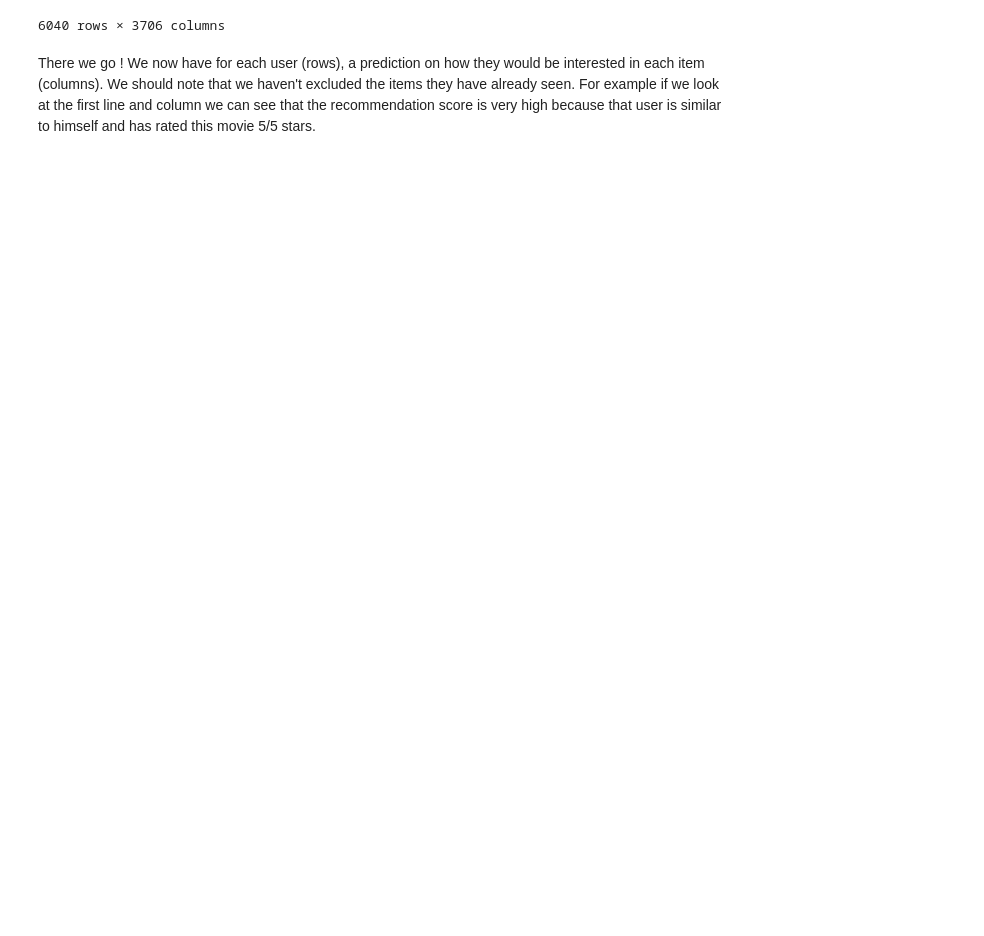
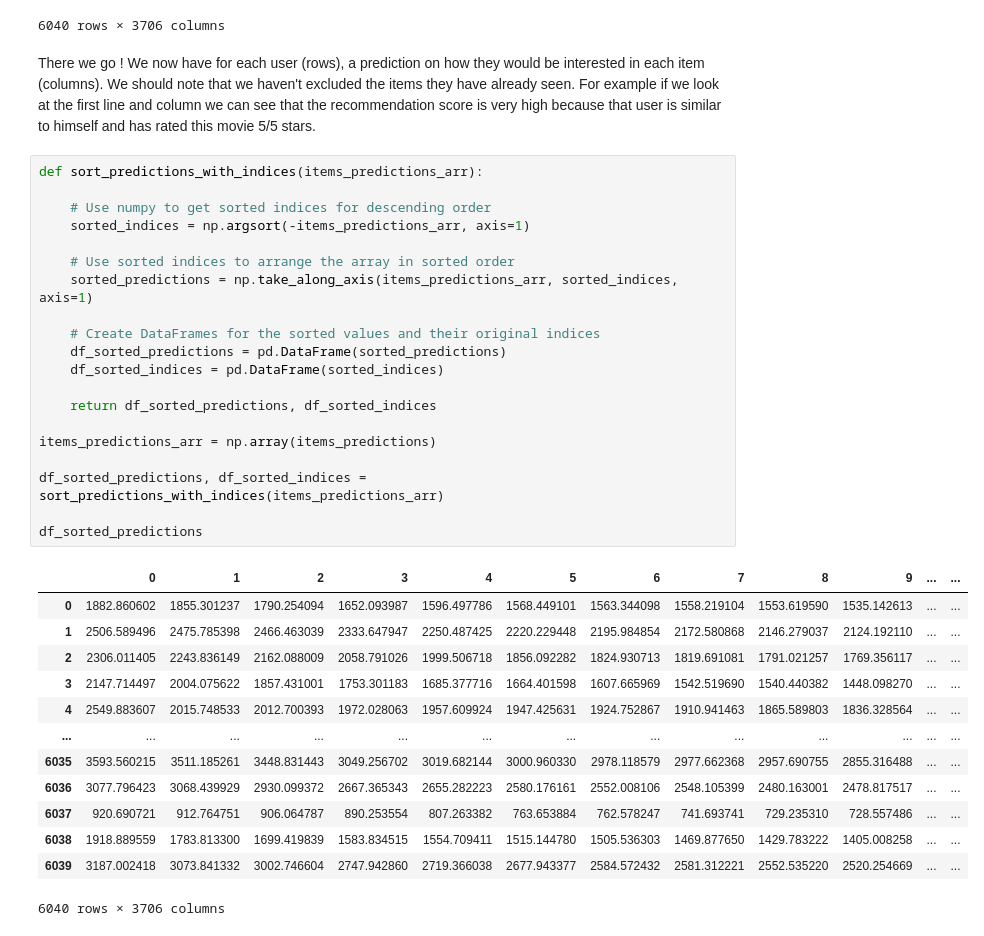
Before and after one commit to nelpats/stage-rs, a Jupyter notebook: notebooks/collaborative_filtering.ipynb, the cells around one changed output. Drawn from its saved outputs; the diff is of its cells as text; blank space fills up the shorter version.

```diff
--- a/notebooks/collaborative_filtering.ipynb
+++ b/notebooks/collaborative_filtering.ipynb
@@ -169,3 +175,37 @@ items_predictions
 6040 rows × 3706 columns
 # %% [markdown]
 There we go ! We now have for each user (rows), a prediction on how they would be interested in each item (columns). We should note that we haven't excluded the items they have already seen. For example if we look at the first line and column we can see that the recommendation score is very high because that user is similar to himself and has rated this movie 5/5 stars.
+# %%
+def sort_predictions_with_indices(items_predictions_arr):
+
+    # Use numpy to get sorted indices for descending order
+    sorted_indices = np.argsort(-items_predictions_arr, axis=1)
+
+    # Use sorted indices to arrange the array in sorted order
+    sorted_predictions = np.take_along_axis(items_predictions_arr, sorted_indices, axis=1)
+
+    # Create DataFrames for the sorted values and their original indices
+    df_sorted_predictions = pd.DataFrame(sorted_predictions)
+    df_sorted_indices = pd.DataFrame(sorted_indices)
+
+    return df_sorted_predictions, df_sorted_indices
+
+items_predictions_arr = np.array(items_predictions)
+
+df_sorted_predictions, df_sorted_indices = sort_predictions_with_indices(items_predictions_arr)
+
+df_sorted_predictions
+# %% [output]
+|  | 0 | 1 | 2 | 3 | 4 | 5 | 6 | 7 | 8 | 9 | ... | ... |
+| 0 | 1882.860602 | 1855.301237 | 1790.254094 | 1652.093987 | 1596.497786 | 1568.449101 | 1563.344098 | 1558.219104 | 1553.619590 | 1535.142613 | ... | ... |
+| 1 | 2506.589496 | 2475.785398 | 2466.463039 | 2333.647947 | 2250.487425 | 2220.229448 | 2195.984854 | 2172.580868 | 2146.279037 | 2124.192110 | ... | ... |
+| 2 | 2306.011405 | 2243.836149 | 2162.088009 | 2058.791026 | 1999.506718 | 1856.092282 | 1824.930713 | 1819.691081 | 1791.021257 | 1769.356117 | ... | ... |
+| 3 | 2147.714497 | 2004.075622 | 1857.431001 | 1753.301183 | 1685.377716 | 1664.401598 | 1607.665969 | 1542.519690 | 1540.440382 | 1448.098270 | ... | ... |
+| 4 | 2549.883607 | 2015.748533 | 2012.700393 | 1972.028063 | 1957.609924 | 1947.425631 | 1924.752867 | 1910.941463 | 1865.589803 | 1836.328564 | ... | ... |
+| ... | ... | ... | ... | ... | ... | ... | ... | ... | ... | ... | ... | ... |
+| 6035 | 3593.560215 | 3511.185261 | 3448.831443 | 3049.256702 | 3019.682144 | 3000.960330 | 2978.118579 | 2977.662368 | 2957.690755 | 2855.316488 | ... | ... |
+| 6036 | 3077.796423 | 3068.439929 | 2930.099372 | 2667.365343 | 2655.282223 | 2580.176161 | 2552.008106 | 2548.105399 | 2480.163001 | 2478.817517 | ... | ... |
+| 6037 | 920.690721 | 912.764751 | 906.064787 | 890.253554 | 807.263382 | 763.653884 | 762.578247 | 741.693741 | 729.235310 | 728.557486 | ... | ... |
+| 6038 | 1918.889559 | 1783.813300 | 1699.419839 | 1583.834515 | 1554.709411 | 1515.144780 | 1505.536303 | 1469.877650 | 1429.783222 | 1405.008258 | ... | ... |
+| 6039 | 3187.002418 | 3073.841332 | 3002.746604 | 2747.942860 | 2719.366038 | 2677.943377 | 2584.572432 | 2581.312221 | 2552.535220 | 2520.254669 | ... | ... |
+6040 rows × 3706 columns
```
Also changed, not shown: parts of 9 cells of this notebook.
